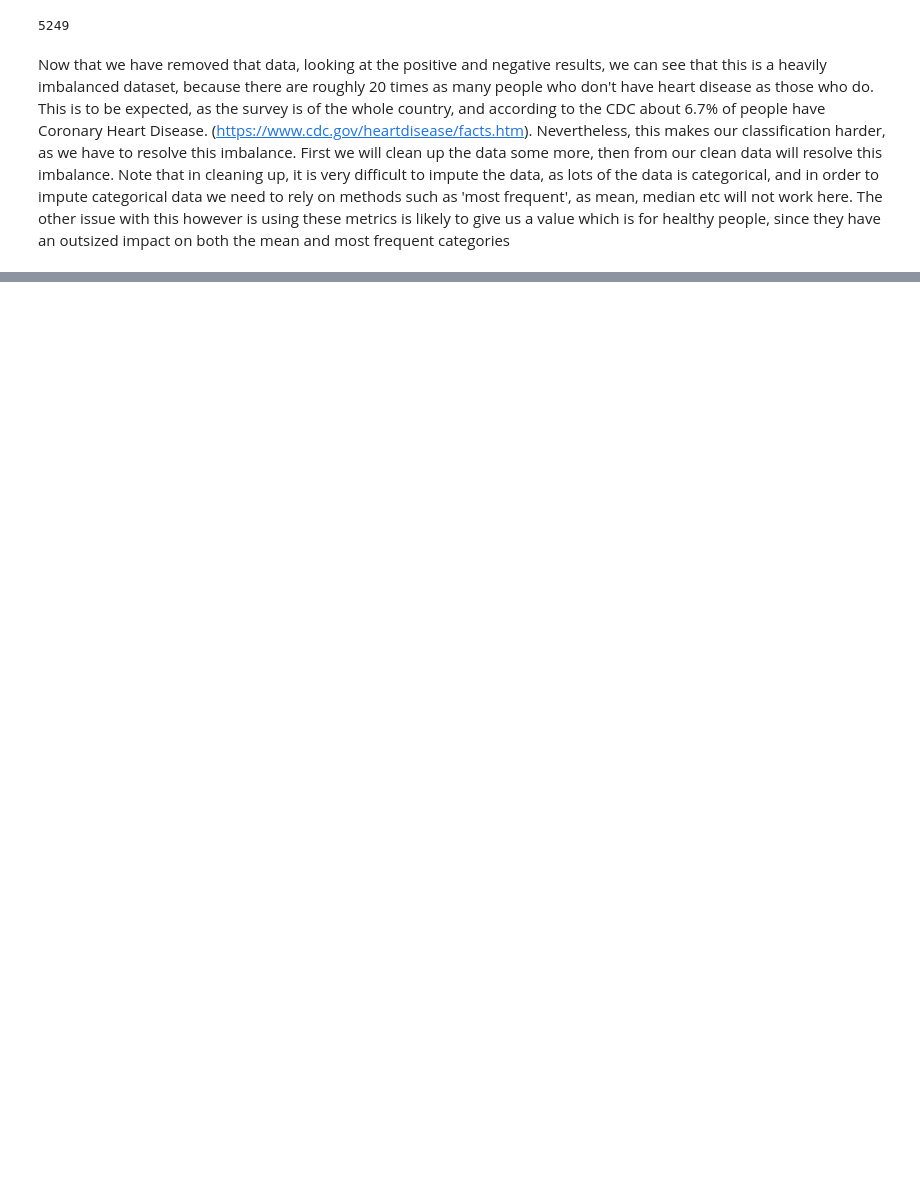
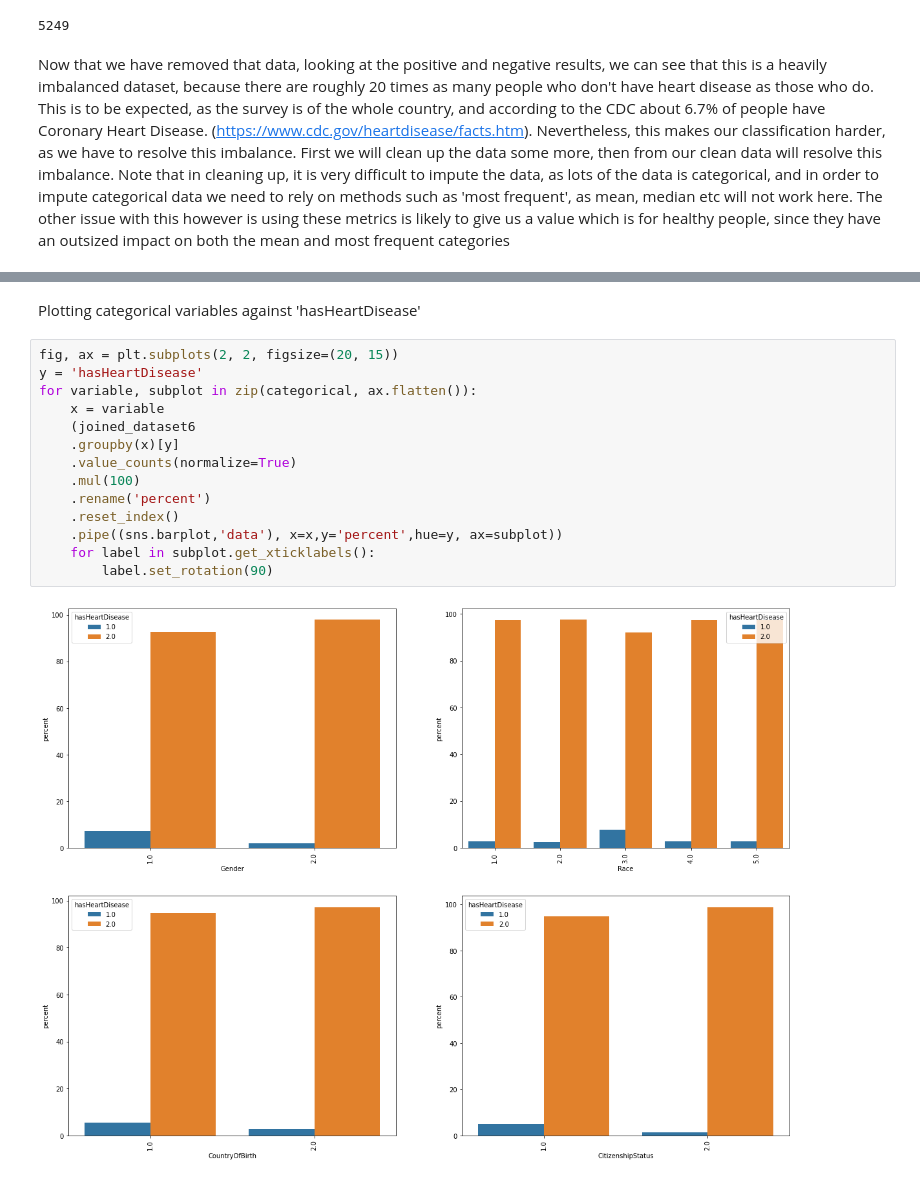
Before and after one commit to DMarshallDeveloper/HeartDiseaseClassifier, a Jupyter notebook: DATA301ProjectPhase2.ipynb, the cells around one changed output, grey strips where cells are left out. Cells and saved outputs as stored; diff of their text form; blank space fills up the shorter version.

```diff
--- a/DATA301ProjectPhase2.ipynb
+++ b/DATA301ProjectPhase2.ipynb
@@ -390,0 +488,18 @@ After this we can see that the dataset is much more balanced now, and we are fin
+# %% [markdown]
+Plotting categorical variables against 'hasHeartDisease'
+# %%
+fig, ax = plt.subplots(2, 2, figsize=(20, 15))
+y = 'hasHeartDisease'
+for variable, subplot in zip(categorical, ax.flatten()):
+    x = variable
+    (joined_dataset6
+    .groupby(x)[y]
+    .value_counts(normalize=True)
+    .mul(100)
+    .rename('percent')
+    .reset_index()
+    .pipe((sns.barplot,'data'), x=x,y='percent',hue=y, ax=subplot))
+    for label in subplot.get_xticklabels():
+        label.set_rotation(90)
+# %% [output]
+[figure, added]
```
Also changed, not shown: parts of 61 cells of this notebook.
